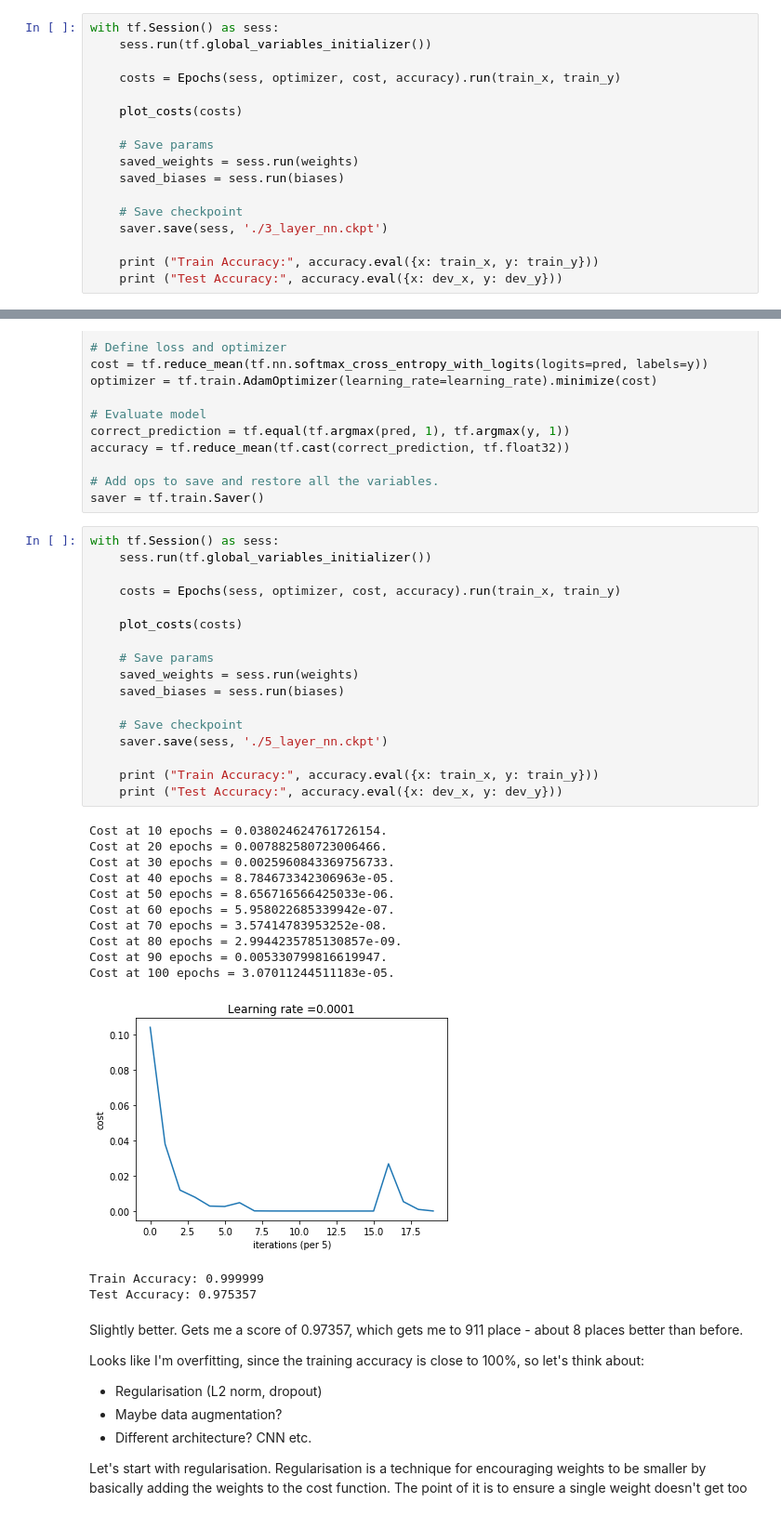
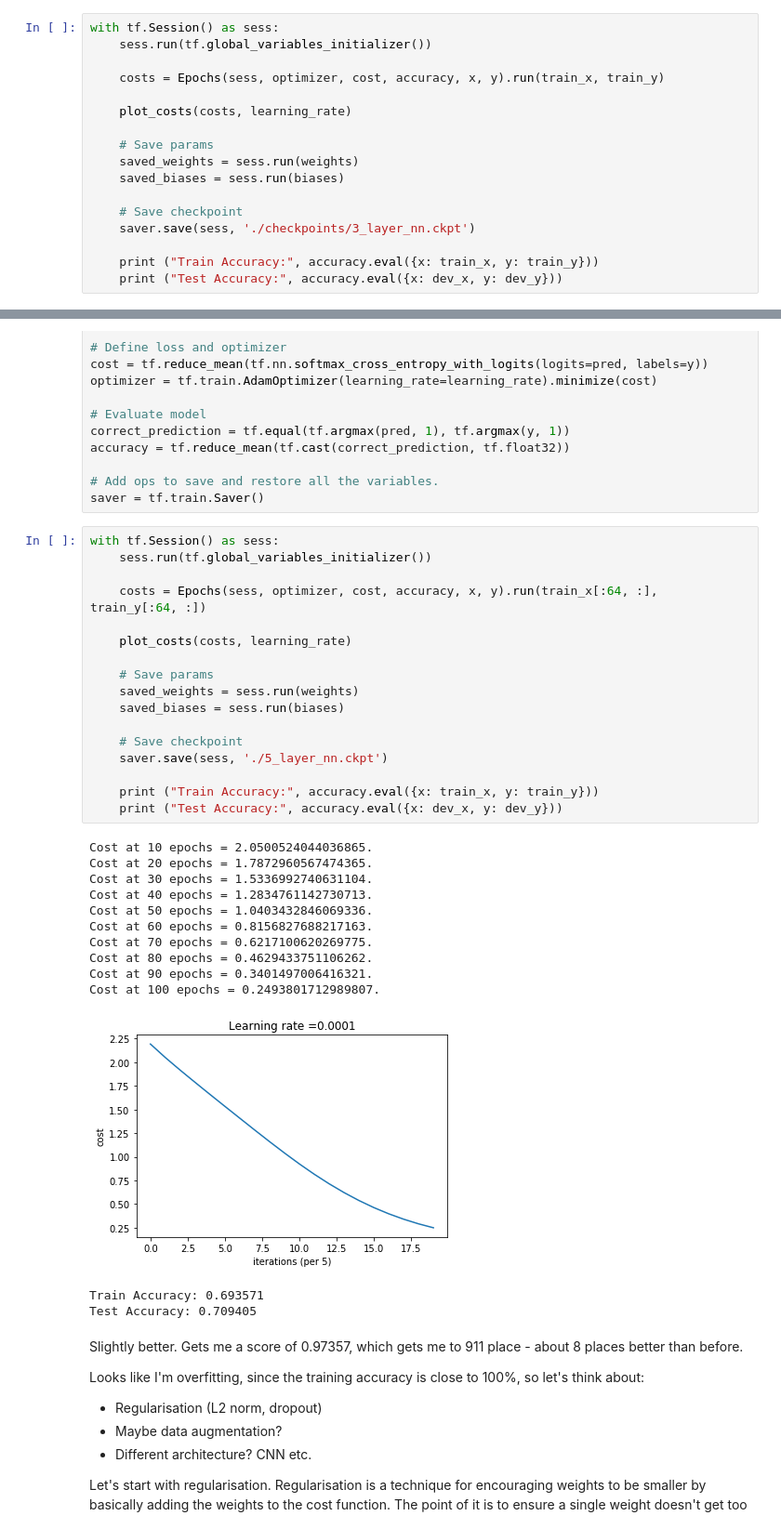
Before and after one commit to Technology-Notes/kaggle-notebooks, a Jupyter notebook: digit-recognizer/kaggle-digit-recognizer.ipynb, the cells around one changed output, grey strips where cells are left out. Shown at 93% size. Saved outputs shown, nothing was run; the diff lists cells and outputs as text.

```diff
--- a/digit-recognizer/kaggle-digit-recognizer.ipynb
+++ b/digit-recognizer/kaggle-digit-recognizer.ipynb
@@ -173,16 +92,16 @@ saver = tf.train.Saver()
 with tf.Session() as sess:
     sess.run(tf.global_variables_initializer())
 
-    costs = Epochs(sess, optimizer, cost, accuracy).run(train_x, train_y)
+    costs = Epochs(sess, optimizer, cost, accuracy, x, y).run(train_x, train_y)
 
-    plot_costs(costs)
+    plot_costs(costs, learning_rate)
 
     # Save params
     saved_weights = sess.run(weights)
     saved_biases = sess.run(biases)
 
     # Save checkpoint
-    saver.save(sess, './3_layer_nn.ckpt')
+    saver.save(sess, './checkpoints/3_layer_nn.ckpt')
 
     print ("Train Accuracy:", accuracy.eval({x: train_x, y: train_y}))
     print ("Test Accuracy:", accuracy.eval({x: dev_x, y: dev_y}))
@@ -271,34 +190,34 @@ saver = tf.train.Saver()
 # %%
 with tf.Session() as sess:
     sess.run(tf.global_variables_initializer())
 
-    costs = Epochs(sess, optimizer, cost, accuracy).run(train_x, train_y)
+    costs = Epochs(sess, optimizer, cost, accuracy, x, y).run(train_x[:64, :], train_y[:64, :])
 
-    plot_costs(costs)
+    plot_costs(costs, learning_rate)
 
     # Save params
     saved_weights = sess.run(weights)
     saved_biases = sess.run(biases)
 
     # Save checkpoint
     saver.save(sess, './5_layer_nn.ckpt')
 
     print ("Train Accuracy:", accuracy.eval({x: train_x, y: train_y}))
     print ("Test Accuracy:", accuracy.eval({x: dev_x, y: dev_y}))
 # %% [output]
-Cost at 10 epochs = 0.038024624761726154.
-Cost at 20 epochs = 0.007882580723006466.
-Cost at 30 epochs = 0.0025960843369756733.
-Cost at 40 epochs = 8.784673342306963e-05.
-Cost at 50 epochs = 8.656716566425033e-06.
-Cost at 60 epochs = 5.958022685339942e-07.
-Cost at 70 epochs = 3.57414783953252e-08.
-Cost at 80 epochs = 2.9944235785130857e-09.
-Cost at 90 epochs = 0.005330799816619947.
-Cost at 100 epochs = 3.07011244511183e-05.
+Cost at 10 epochs = 2.0500524044036865.
+Cost at 20 epochs = 1.7872960567474365.
+Cost at 30 epochs = 1.5336992740631104.
+Cost at 40 epochs = 1.2834761142730713.
+Cost at 50 epochs = 1.0403432846069336.
+Cost at 60 epochs = 0.8156827688217163.
+Cost at 70 epochs = 0.6217100620269775.
+Cost at 80 epochs = 0.4629433751106262.
+Cost at 90 epochs = 0.3401497006416321.
+Cost at 100 epochs = 0.2493801712989807.
-[figure, old version]
+[figure, new version]
-Train Accuracy: 0.999999
-Test Accuracy: 0.975357
+Train Accuracy: 0.693571
+Test Accuracy: 0.709405
 # %% [markdown]
 Slightly better. Gets me a score of 0.97357, which gets me to 911 place - about 8 places better than before.
 
```
Also changed, not shown: parts of 12 cells of this notebook, 1 other file.
